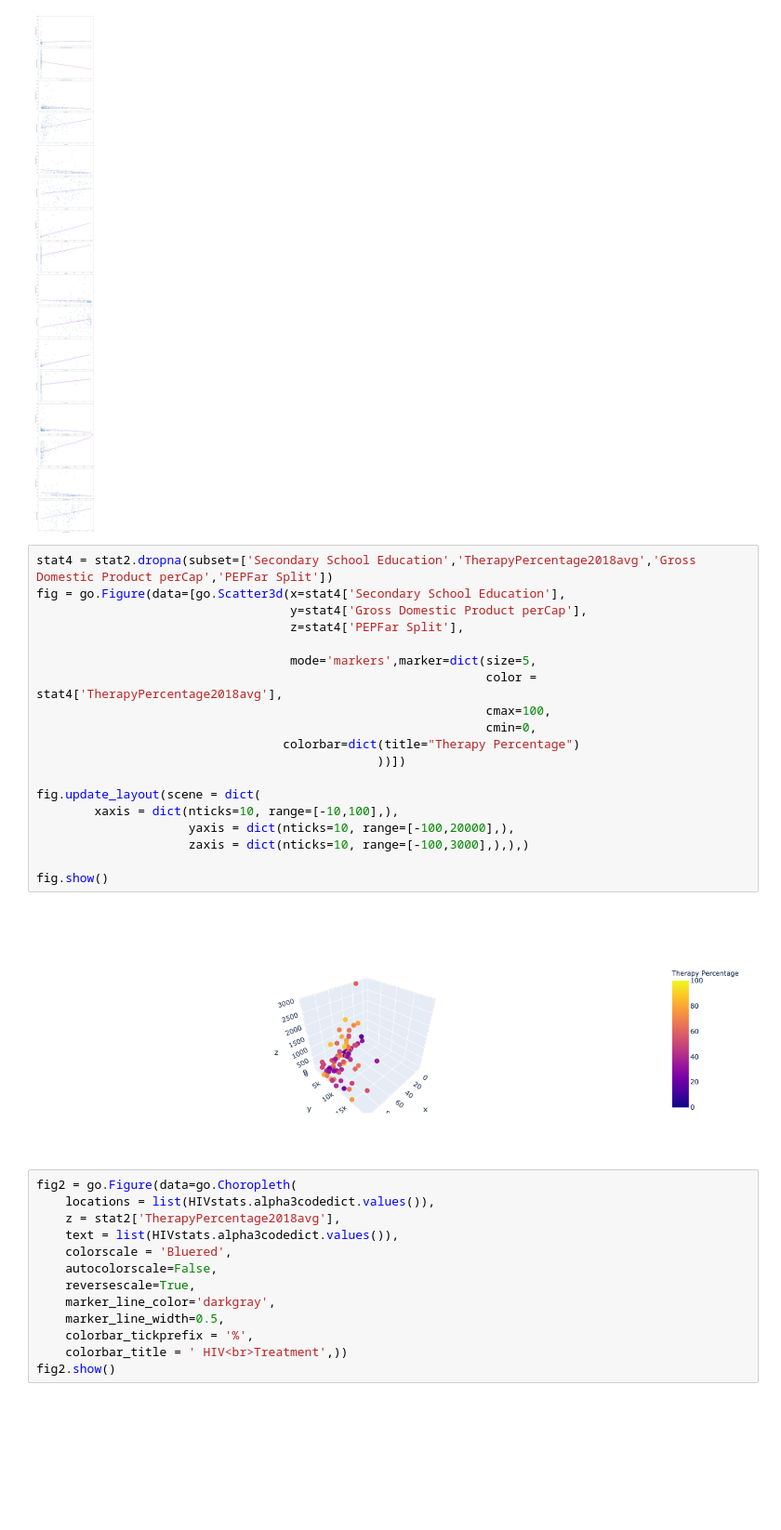
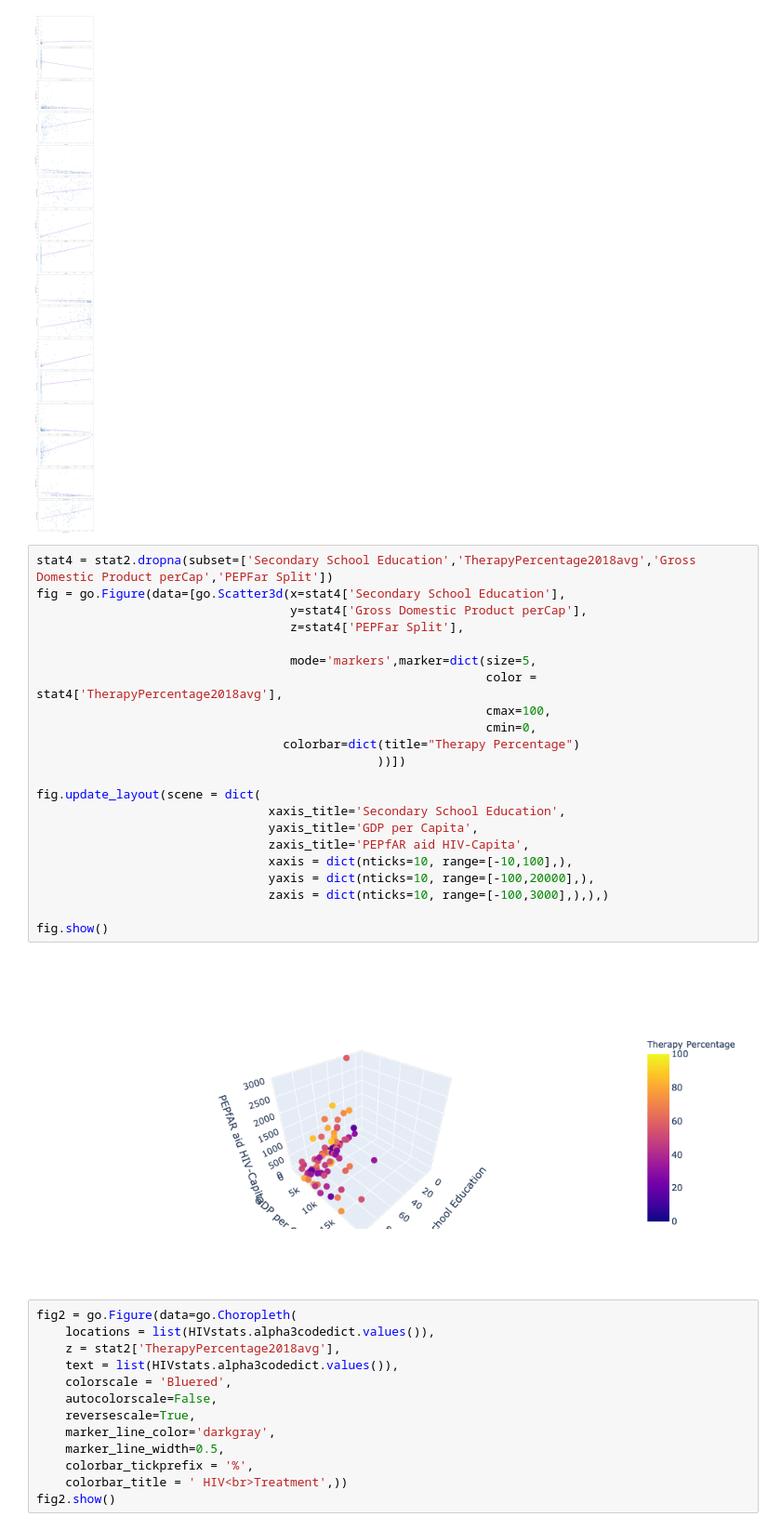
Before and after one commit to nvanrompaey/ImpactsHIVTreatment, a Jupyter notebook: CapstoneHIVtestings.ipynb, the cells around one changed output. Shown at 93% size. Cells and saved outputs as stored; diff of their text form; blank space fills up the shorter version.

```diff
--- a/CapstoneHIVtestings.ipynb
+++ b/CapstoneHIVtestings.ipynb
@@ -506,24 +500,27 @@ HIVstats.multilinreggraph(stat2,coupley)
 # %%
 stat4 = stat2.dropna(subset=['Secondary School Education','TherapyPercentage2018avg','Gross Domestic Product perCap','PEPFar Split'])
 fig = go.Figure(data=[go.Scatter3d(x=stat4['Secondary School Education'],
                                    y=stat4['Gross Domestic Product perCap'],
                                    z=stat4['PEPFar Split'],
 
                                    mode='markers',marker=dict(size=5,
                                                               color = stat4['TherapyPercentage2018avg'],
                                                               cmax=100,
                                                               cmin=0,
                                   colorbar=dict(title="Therapy Percentage")
                                                ))])
 
 fig.update_layout(scene = dict(
-        xaxis = dict(nticks=10, range=[-10,100],),
-                     yaxis = dict(nticks=10, range=[-100,20000],),
-                     zaxis = dict(nticks=10, range=[-100,3000],),),)
+                                xaxis_title='Secondary School Education',
+                                yaxis_title='GDP per Capita',
+                                zaxis_title='PEPfAR aid HIV-Capita',
+                                xaxis = dict(nticks=10, range=[-10,100],),
+                                yaxis = dict(nticks=10, range=[-100,20000],),
+                                zaxis = dict(nticks=10, range=[-100,3000],),),)
 
 fig.show()
 # %% [output]
-[figure, old version]
+[figure, new version]
 # %%
 fig2 = go.Figure(data=go.Choropleth(
     locations = list(HIVstats.alpha3codedict.values()),
```
Also changed, not shown: parts of 4 cells of this notebook, 11 other files.
